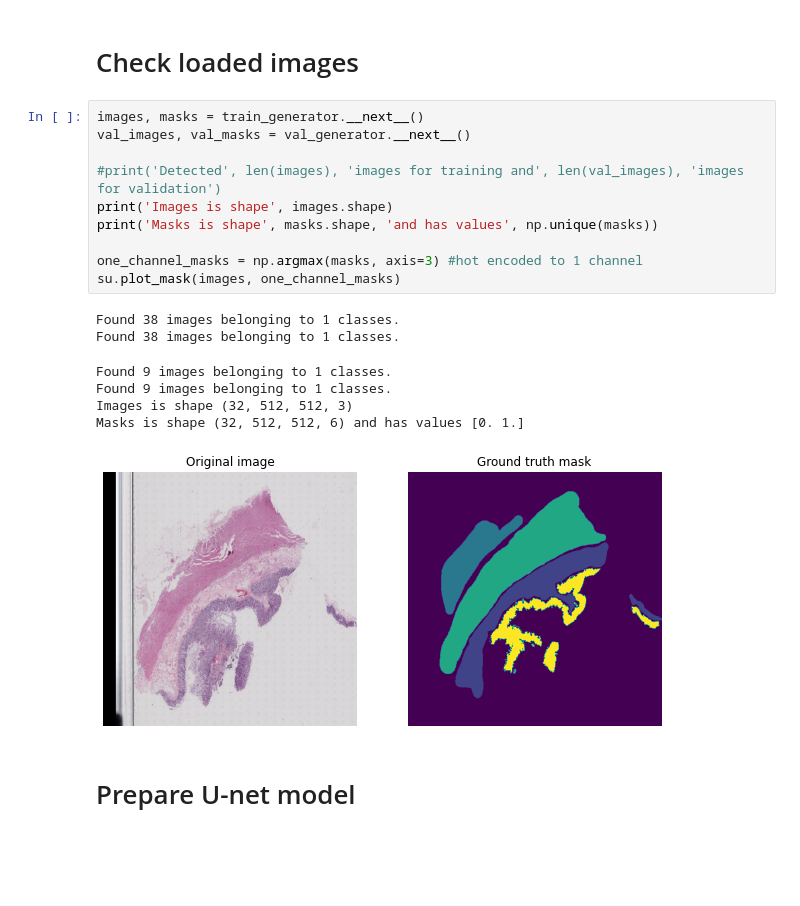
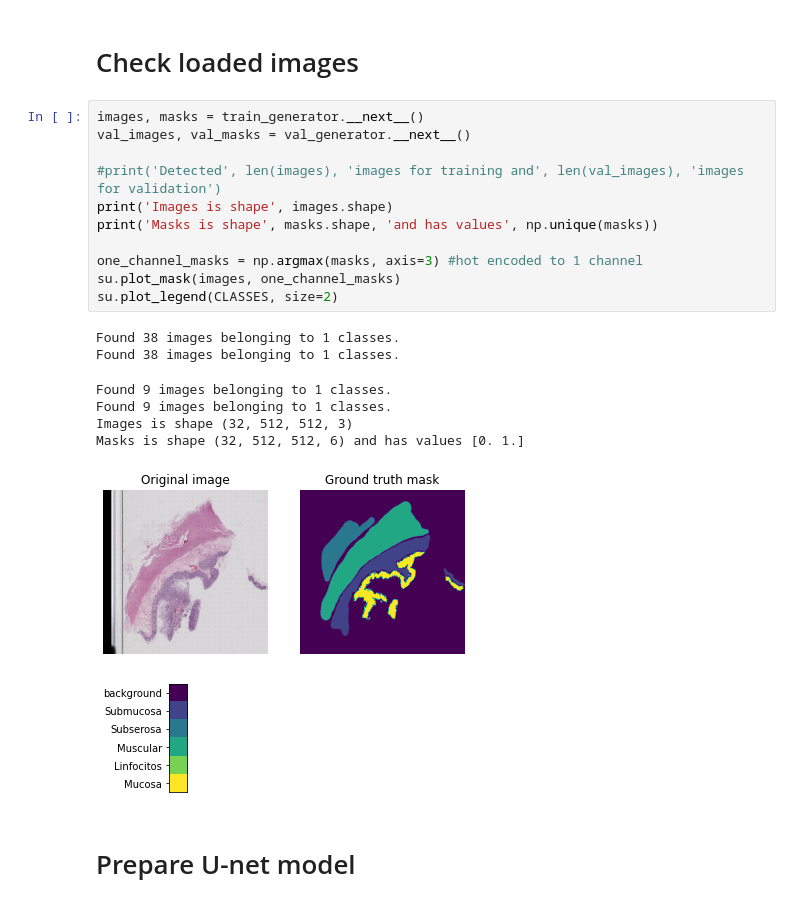
Before and after one commit to julenbhy/biomedical_image_segmentation, a Jupyter notebook: tissue_segmentator.ipynb, the cells around one changed output. Drawn from its saved outputs; the diff is of its cells as text; blank space fills up the shorter version.

```diff
--- a/tissue_segmentator.ipynb
+++ b/tissue_segmentator.ipynb
@@ -118,21 +118,23 @@ val_generator = get_segmentation_generator(TRAIN_PATH, mode='validation', augmen
 # %%
 images, masks = train_generator.__next__()
 val_images, val_masks = val_generator.__next__()
 
 #print('Detected', len(images), 'images for training and', len(val_images), 'images for validation')
 print('Images is shape', images.shape)
 print('Masks is shape', masks.shape, 'and has values', np.unique(masks))
 
 one_channel_masks = np.argmax(masks, axis=3) #hot encoded to 1 channel
 su.plot_mask(images, one_channel_masks)
+su.plot_legend(CLASSES, size=2)
 # %% [output]
 Found 38 images belonging to 1 classes.
 Found 38 images belonging to 1 classes.
 Found 9 images belonging to 1 classes.
 Found 9 images belonging to 1 classes.
 Images is shape (32, 512, 512, 3)
 Masks is shape (32, 512, 512, 6) and has values [0. 1.]
-[figure, old version]
+[figure, new version]
+[figure, added]
 # %% [markdown]
 # Prepare U-net model
 # %%
```
Also changed, not shown: parts of 5 cells of this notebook, 1 other file.
